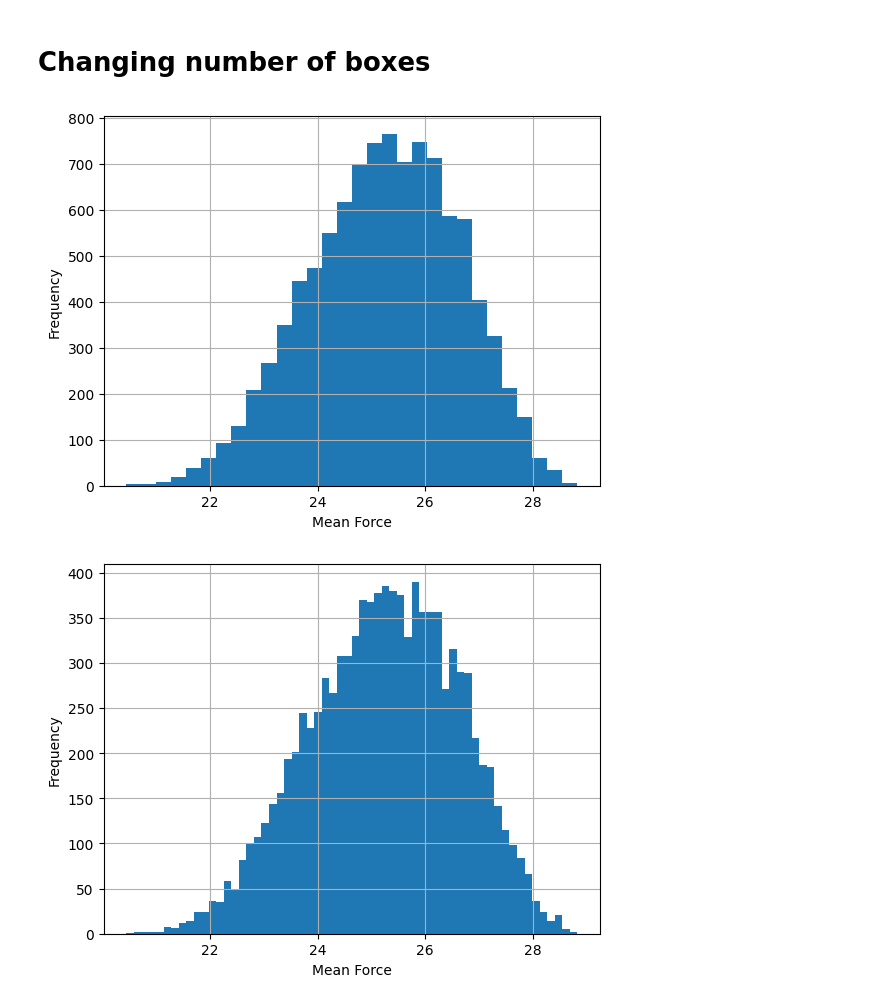
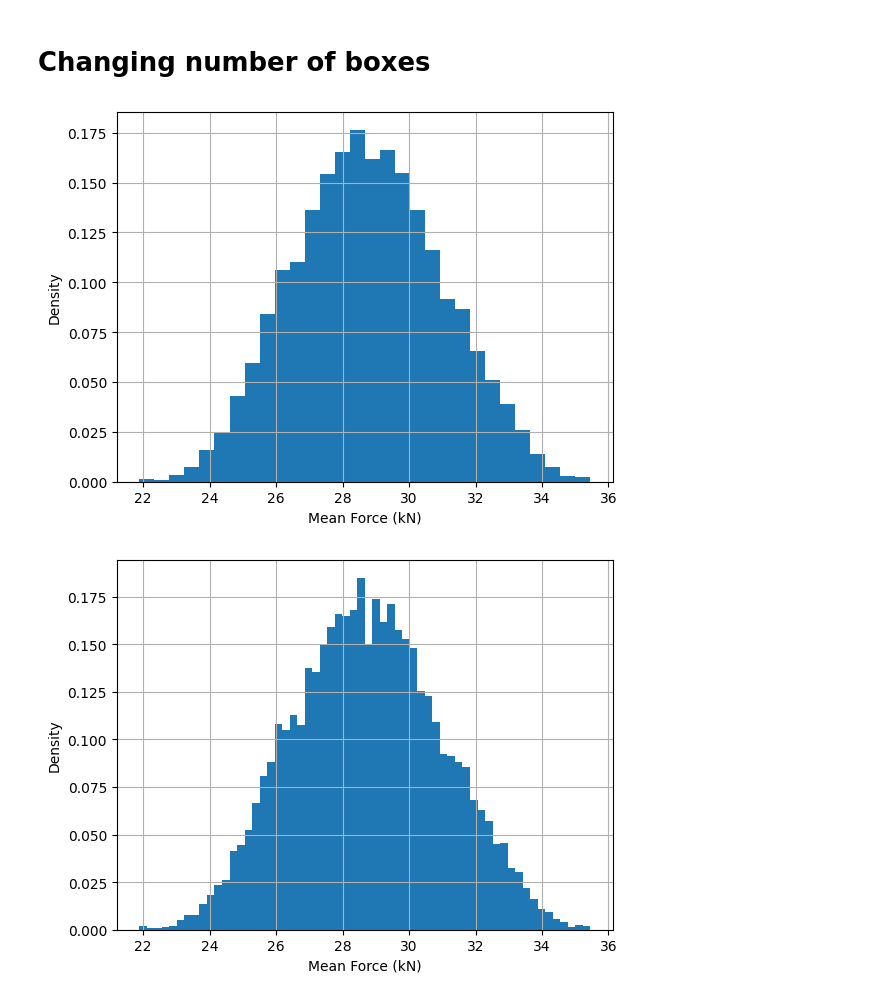
Before and after one commit to magnufoy/Surrogate-modeling, a Jupyter notebook: Monte_Carlo_10000/Generate_data_for_monte_carlo.ipynb, the cells around one changed output. Drawn from its saved outputs; the diff is of its cells as text; code cells hidden in the pictures.

```diff
--- a/Monte_Carlo_10000/Generate_data_for_monte_carlo.ipynb
+++ b/Monte_Carlo_10000/Generate_data_for_monte_carlo.ipynb
@@ -11,7 +11,7 @@ from sklearn.svm import SVR
 from sklearn.model_selection import RandomizedSearchCV
 # %%
 generating_df = pd.read_csv('monte_carlo_10000.csv').drop(columns=['sample'])
-training_df = pd.read_csv('training_data.csv')
+training_df = pd.read_csv('training_data_bending.csv')
 # %%
 X = training_df[['outer_wall_thickness', 'inside_wall_side_thickness', 'inside_wall_middle_thickness', 'height', 'width', 'sigma0', 'youngs']].values
 Y = training_df[['mean_force']].values
@@ -202,9 +182,10 @@ for i in range(10):
         x=generating_df['predicted_mean_force'][:1000*(i+1)],
         bins=50,
         label='Predicted',
+        density=True,
     )
     plt.grid()
-    plt.xlabel('Mean Force')
-    plt.ylabel('Frequency')
+    plt.xlabel('Mean Force (kN)')
+    plt.ylabel('Density')
     plt.show()
 # %% [output]
@@ -223,14 +204,15 @@ for i in range(10):
 # %%
 for i in range(10):
     plt.hist(
         x=generating_df['predicted_mean_force'],
         bins=30*(i+1),
-        label='Predicted'
+        label='Predicted',
+        density=True
     )
     plt.grid()
-    plt.xlabel('Mean Force')
-    plt.ylabel('Frequency')
+    plt.xlabel('Mean Force (kN)')
+    plt.ylabel('Density')
     plt.show()
 # %% [output]
-[figure, old version]
+[figure, new version]
-[figure, old version]
+[figure, new version]
```
Also changed, not shown: parts of 9 cells of this notebook, 5 other files.
